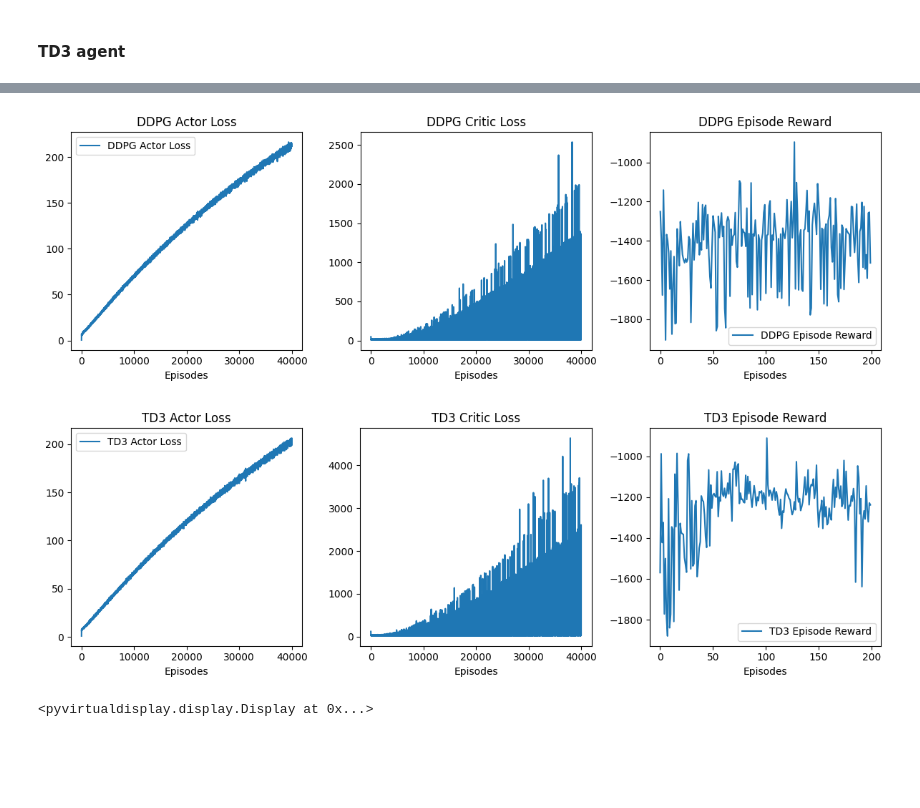
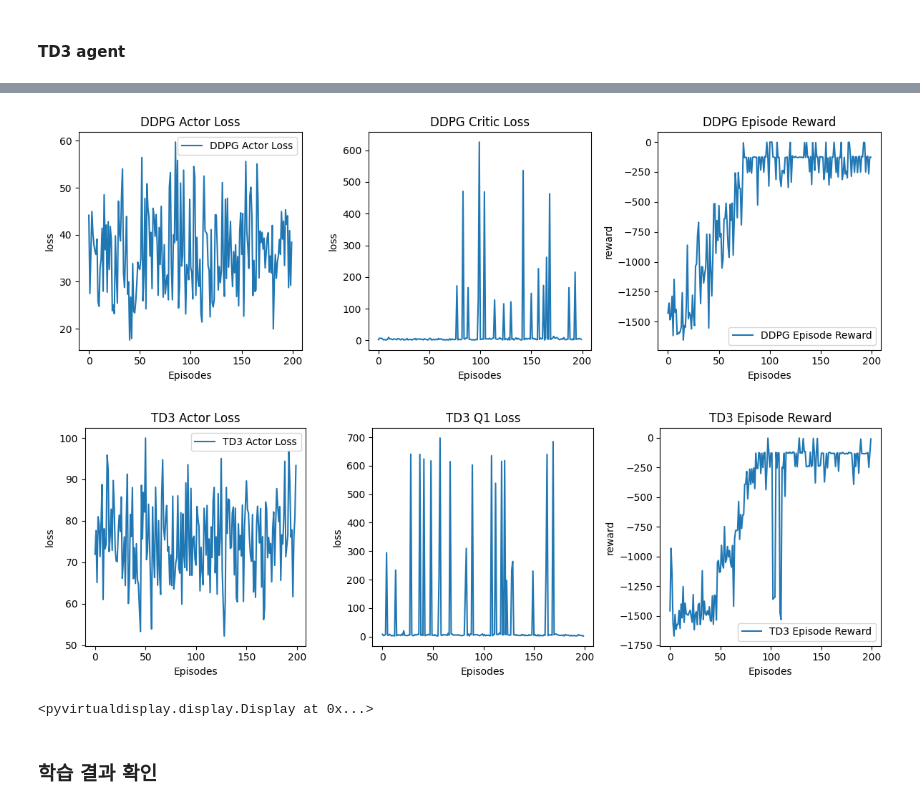
Before and after one commit to bmil-ssu/advanced_ann, a Jupyter notebook: Actor_Critic/DDPG(TD3)_tutorial_pendulum.ipynb, the cells around one changed output, grey strips where cells are left out. Drawn from its saved outputs; the diff is of its cells as text; code cells hidden in the pictures; blank space fills up the shorter version.

```diff
--- a/Actor_Critic/DDPG(TD3)_tutorial_pendulum.ipynb
+++ b/Actor_Critic/DDPG(TD3)_tutorial_pendulum.ipynb
@@ -85,14 +117,15 @@ class Actor(nn.Module):
 class Critic(nn.Module):
     def __init__(self, state_dim, action_dim):
         super(Critic, self).__init__()
-        self.fc1 = nn.Linear(state_dim + action_dim, 256)
-        self.fc2 = nn.Linear(256, 256)
-        self.fc3 = nn.Linear(256, 1)
+        self.fc1 = nn.Linear(state_dim + action_dim, 64)
+        self.fc2 = nn.Linear(64, 64)
+        self.fc3 = nn.Linear(64, 1)
 
+    # 입력: state-action pair, 출력: Q-value
     def forward(self, state, action):
         x = torch.cat([state, action], 1)
         x = F.relu(self.fc1(x))
         x = F.relu(self.fc2(x))
-        x = self.fc3(x)
+        x = self.fc3(x) # critic 함수는 tanh 고려하지 않음
         return x
 # %%
@@ -215,22 +304,28 @@ class TD3Agent:
 # %%
 def train_agent(agent, replay_buffer, max_episodes, max_steps, batch_size, gamma, tau, policy_noise, noise_clip, policy_delay):
-    actor_losses = []
-    critic_losses = []
+    episode_actor_losses = []
+    episode_critic_losses = []
     episode_rewards = []
 
     for episode in range(max_episodes):
         state = env.reset()
         total_reward = 0
+        actor_losses = []
+        critic_losses = []
 
         for step in range(max_steps):
-            action = agent.actor(torch.tensor(state, dtype=torch.float32).cuda()).cpu().detach().numpy()
+
+            action = agent.exp_action(torch.tensor(state, dtype=torch.float32).cuda()) # exploration 적용된 action 선택
             action = np.clip(action, -env.action_space.high, env.action_space.high)
 
             next_state, reward, done, _ = env.step(action)
-            replay_buffer.add(state, action, next_state, reward, float(done))
+            replay_buffer.add(state, action, next_state, reward, float(done)) # replay buffer에 trajectory 정보 저장
 
             state = next_state
             total_reward += reward
+
+            agent.ts += 1
+            agent.noise_decay() # 매 timestep마다 noise weight 정도 감소시킴
 
             if len(replay_buffer.buffer) > batch_size:
                 if isinstance(agent, DDPGAgent):
@@ -241,8 +336,10 @@ def train_agent(agent, replay_buffer, max_episodes, max_steps, batch_size, gamma
                 critic_losses.append(critic_loss)
 
             if done or step == max_steps - 1:
+                episode_actor_losses.append(np.mean(actor_loss))
+                episode_critic_losses.append(np.mean(critic_loss))
                 episode_rewards.append(total_reward)
-                print(f"Episode: {episode}, Total Reward: {total_reward}")
+                print(f"Episode: {episode}, Total Reward: {total_reward}, Mean Actor Loss: {np.mean(actor_loss)}, Mean Critic Loss: {np.mean(critic_loss)}")
                 break
 
     return actor_losses, critic_losses, episode_rewards
@@ -252,12 +349,18 @@ state_dim = env.observation_space.shape[0]
 action_dim = env.action_space.shape[0]
 max_action = float(env.action_space.high[0])
 # %%
+max_steps = 200 # fixed
+
 # Hyperparameters
 max_episodes = 200
-max_steps = 1000
 batch_size = 64
 gamma = 0.99
 tau = 0.001
 policy_noise = 0.2
 noise_clip = 0.2
 policy_delay = 2
+exp_ts = int(0.6*max_episodes*max_steps)
+last_exp = 0.1
+buffer_size = 100000
+actor_learning_rate = 0.001
+critic_learning_rate = 0.001
@@ -288,3 +389,5 @@ Episode: 199, Total Reward: -1512.449011596954
 # %%
+td3_agent = TD3Agent(state_dim, action_dim, max_action,  exp_ts, last_exp, actor_learning_rate, critic_learning_rate)
+replay_buffer = ReplayBuffer(max_size=buffer_size)
 td3_actor_losses, td3_critic_losses, td3_rewards = train_agent(td3_agent, replay_buffer, max_episodes, max_steps, batch_size, gamma, tau, policy_noise, noise_clip, policy_delay)
 # %% [output]
@@ -314,46 +417,52 @@ plt.subplot(131)
 plt.plot(ddpg_actor_losses, label='DDPG Actor Loss')
 plt.title('DDPG Actor Loss')
 plt.xlabel('Episodes')
+plt.ylabel('loss')
 plt.legend()
 
 plt.subplot(132)
 plt.plot(ddpg_critic_losses, label='DDPG Critic Loss')
 plt.title('DDPG Critic Loss')
 plt.xlabel('Episodes')
+plt.ylabel('loss')
 
 plt.subplot(133)
 plt.plot(ddpg_rewards, label='DDPG Episode Reward')
 plt.title('DDPG Episode Reward')
 plt.xlabel('Episodes')
+plt.ylabel('reward')
 plt.legend()
 
 plt.tight_layout()
 plt.show()
 # %% [output]
-[figure, old version]
+[figure, new version]
 # %%
 # Plot the results
 
 plt.figure(figsize=(12, 4))
 
 plt.subplot(131)
 plt.plot(td3_actor_losses, label='TD3 Actor Loss')
 plt.title('TD3 Actor Loss')
 plt.xlabel('Episodes')
+plt.ylabel('loss')
 plt.legend()
 
 plt.subplot(132)
 plt.plot(td3_critic_losses, label='TD3 Critic Loss')
-plt.title('TD3 Critic Loss')
+plt.title('TD3 Q1 Loss')
 plt.xlabel('Episodes')
+plt.ylabel('loss')
 
 plt.subplot(133)
 plt.plot(td3_rewards, label='TD3 Episode Reward')
 plt.title('TD3 Episode Reward')
 plt.xlabel('Episodes')
+plt.ylabel('reward')
 plt.legend()
 
 plt.tight_layout()
 plt.show()
 # %% [output]
-[figure, old version]
+[figure, new version]
@@ -386,4 +490,6 @@ display = Display(visible=0, size=(1400, 900))
 display.start()
 # %% [output]
 <pyvirtualdisplay.display.Display at 0x...>
+# %% [markdown]
+### 학습 결과 확인
 # %%
```
Also changed, not shown: parts of 32 cells of this notebook.
